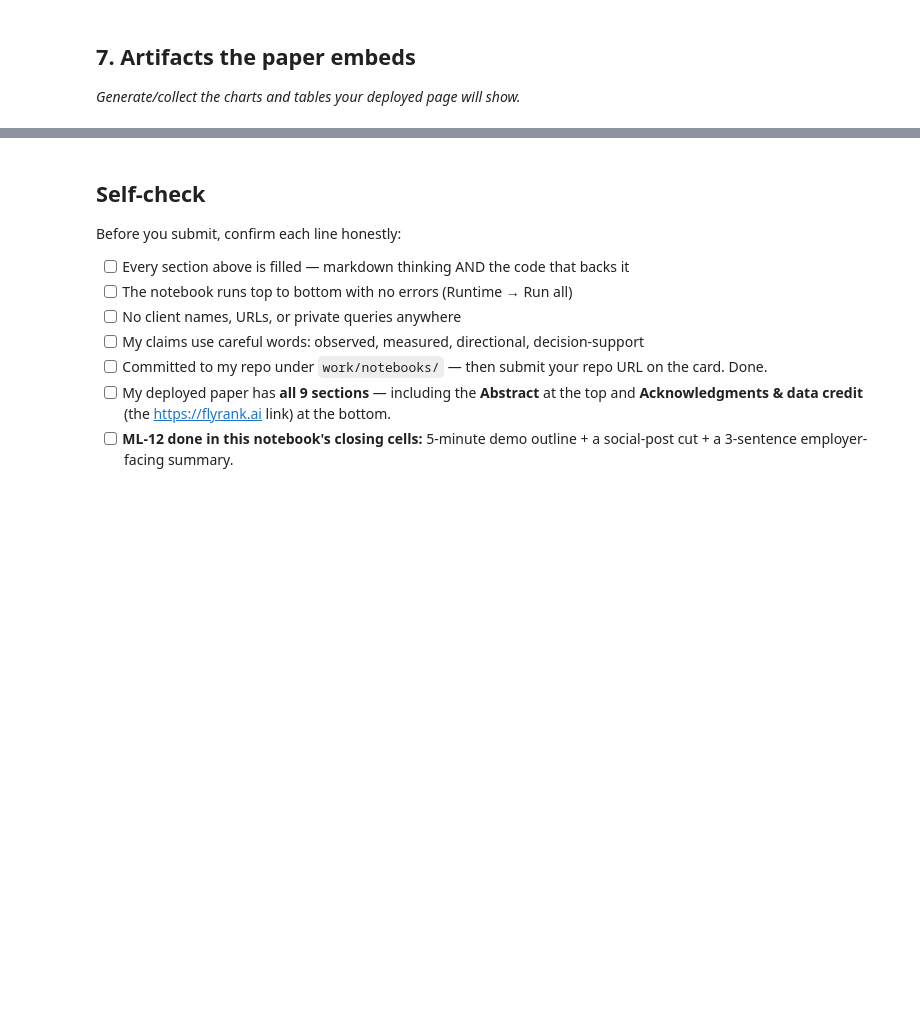
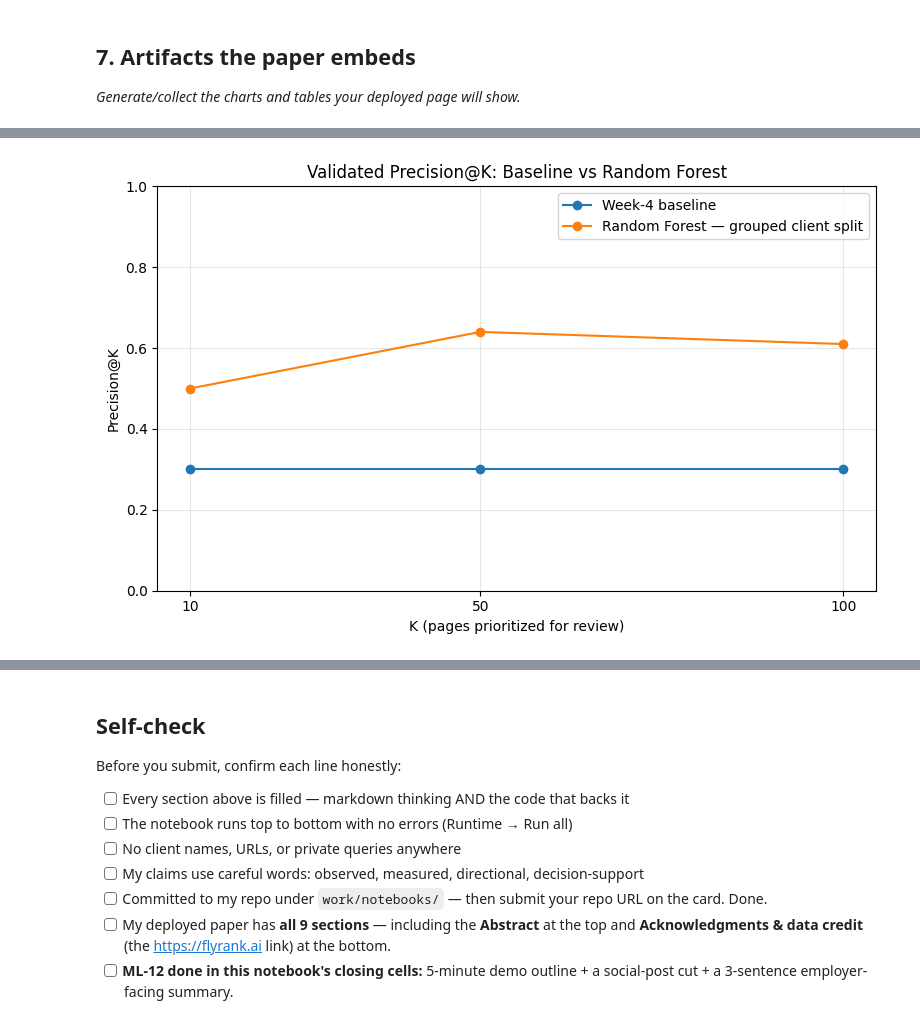
Before and after one commit to Vasavijoshi/flyrank-ml-internship, a Jupyter notebook: work/notebooks/capstone.ipynb, the cells around one changed output, grey strips where cells are left out. Drawn from its saved outputs; the diff is of its cells as text; code cells hidden in the pictures; blank space fills up the shorter version.

Commit message:
Complete ML-11 capstone notebook

```diff
--- a/work/notebooks/capstone.ipynb
+++ b/work/notebooks/capstone.ipynb
@@ -34,3 +731,86 @@ This skeleton is yours to fill. Work the sections **in order** — each one has
 ## 7. Artifacts the paper embeds
 
 *Generate/collect the charts and tables your deployed page will show.*
+# %%
+import os
+import json
+import pandas as pd
+import matplotlib.pyplot as plt
+from IPython.display import display, Markdown
+
+repo_root = "/content/flyrank-ml-internship"
+figures_dir = os.path.join(repo_root, "work", "figures")
+outputs_dir = os.path.join(repo_root, "work", "outputs")
+
+os.makedirs(figures_dir, exist_ok=True)
+os.makedirs(outputs_dir, exist_ok=True)
+
+# Results verified in the completed ML-08 and ML-09 notebooks
+ks = [10, 50, 100]
+baseline = [0.30, 0.30, 0.30]
+rf_grouped = [0.50, 0.64, 0.61]
+rf_random = [1.00, 0.96, 0.94]
+
+results = pd.DataFrame({
+    "K": ks,
+    "Baseline": baseline,
+    "Random Forest — grouped client split": rf_grouped,
+    "Random Forest — random row split (sensitivity only)": rf_random
+})
+
+display(Markdown("## Paper-ready results table"))
+display(results)
+
+# Generate the primary comparison figure
+plt.figure(figsize=(8, 5))
+plt.plot(ks, baseline, marker="o", label="Week-4 baseline")
+plt.plot(ks, rf_grouped, marker="o",
+         label="Random Forest — grouped client split")
+plt.xlabel("K (pages prioritized for review)")
+plt.ylabel("Precision@K")
+plt.title("Validated Precision@K: Baseline vs Random Forest")
+plt.xticks(ks)
+plt.ylim(0, 1)
+plt.grid(True, alpha=0.3)
+plt.legend()
+plt.tight_layout()
+
+figure_path = os.path.join(
+    figures_dir, "precision_at_k_baseline_vs_random_forest.png"
+)
+plt.savefig(figure_path, dpi=200, bbox_inches="tight")
+plt.show()
+
+# Save the validation metrics record
+metrics = {
+    "primary_split": "grouped client holdout",
+    "training_rows": 23837,
+    "training_clients": 25,
+    "test_rows": 6163,
+    "test_clients": 7,
+    "client_overlap": 0,
+    "test_positive_rate": 0.511,
+    "k_values": ks,
+    "baseline_precision_at_k": baseline,
+    "random_forest_grouped_precision_at_k": rf_grouped,
+    "random_forest_random_row_split_sensitivity_only": rf_random
+}
+
+metrics_path = os.path.join(outputs_dir, "ml09_validation_metrics.json")
+with open(metrics_path, "w", encoding="utf-8") as f:
+    json.dump(metrics, f, indent=2)
+
+print("\nArtifacts generated:")
+print(figure_path)
+print(metrics_path)
+
+display(Markdown("""
+### Interpretation
+
+The grouped-client evaluation is the primary result. The random-row-split
+metrics are included only to demonstrate how validation design changes
+measured performance. These results are directional evidence for
+human-review prioritization, not a causal claim or guarantee of future
+performance.
+"""))
+# %% [output]
@@ -36,0 +822 @@ This skeleton is yours to fill. Work the sections **in order** — each one has
+[figure, added]
```
Also changed, not shown: parts of 7 cells of this notebook.
